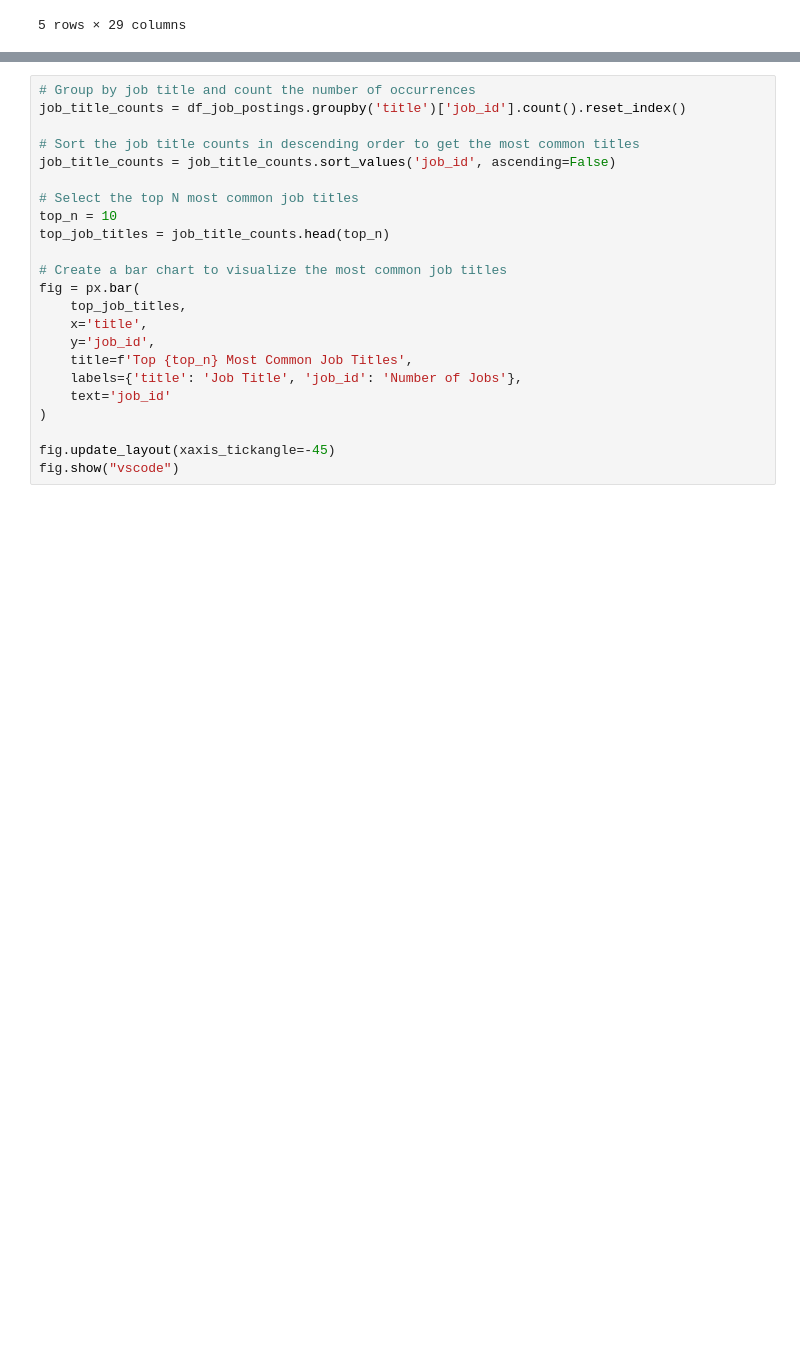
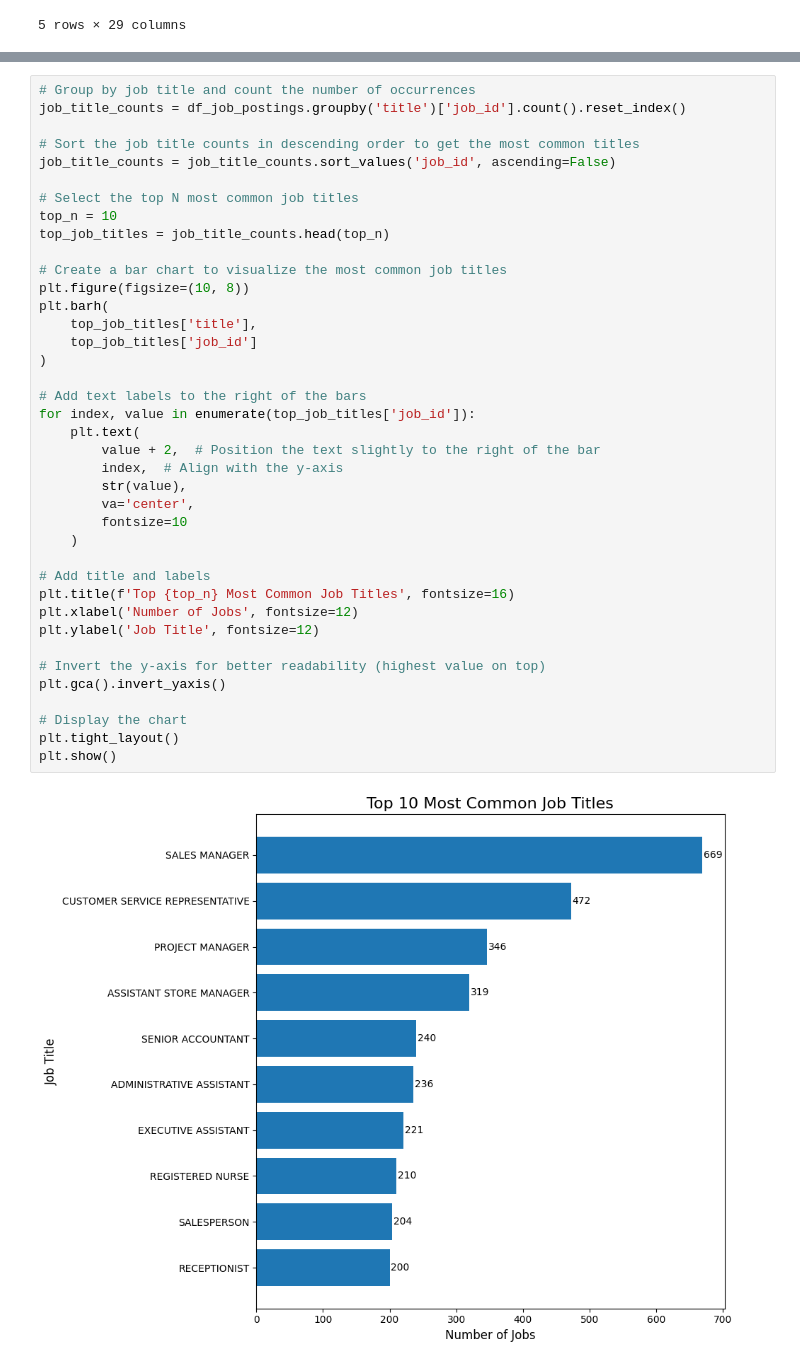
Before and after one commit to atharva-h-m/LinkedIn-Job-Postings, a Jupyter notebook: notebooks/03-EDA.ipynb, the cells around one changed output, grey strips where cells are left out. Cells and saved outputs as stored; diff of their text form; blank space fills up the shorter version.

```diff
--- a/notebooks/03-EDA.ipynb
+++ b/notebooks/03-EDA.ipynb
@@ -165,26 +185,44 @@ fig.show("vscode")
 # %%
 # Group by job title and count the number of occurrences
 job_title_counts = df_job_postings.groupby('title')['job_id'].count().reset_index()
 
 # Sort the job title counts in descending order to get the most common titles
 job_title_counts = job_title_counts.sort_values('job_id', ascending=False)
 
 # Select the top N most common job titles
 top_n = 10
 top_job_titles = job_title_counts.head(top_n)
 
 # Create a bar chart to visualize the most common job titles
-fig = px.bar(
-    top_job_titles,
-    x='title',
-    y='job_id',
-    title=f'Top {top_n} Most Common Job Titles',
-    labels={'title': 'Job Title', 'job_id': 'Number of Jobs'},
-    text='job_id'
+plt.figure(figsize=(10, 8))
+plt.barh(
+    top_job_titles['title'],
+    top_job_titles['job_id']
 )
 
-fig.update_layout(xaxis_tickangle=-45)
-fig.show("vscode")
+# Add text labels to the right of the bars
+for index, value in enumerate(top_job_titles['job_id']):
+    plt.text(
+        value + 2,  # Position the text slightly to the right of the bar
+        index,  # Align with the y-axis
+        str(value),
+        va='center',
+        fontsize=10
+    )
+
+# Add title and labels
+plt.title(f'Top {top_n} Most Common Job Titles', fontsize=16)
+plt.xlabel('Number of Jobs', fontsize=12)
+plt.ylabel('Job Title', fontsize=12)
+
+# Invert the y-axis for better readability (highest value on top)
+plt.gca().invert_yaxis()
+
+# Display the chart
+plt.tight_layout()
+plt.show()
+# %% [output]
+[figure, added]
 # %%
 # Group by company name and count the number of job postings
 company_job_counts = df_job_postings.groupby('name')['job_id'].count().reset_index()
```
Also changed, not shown: parts of 7 cells of this notebook, 2 other files.
